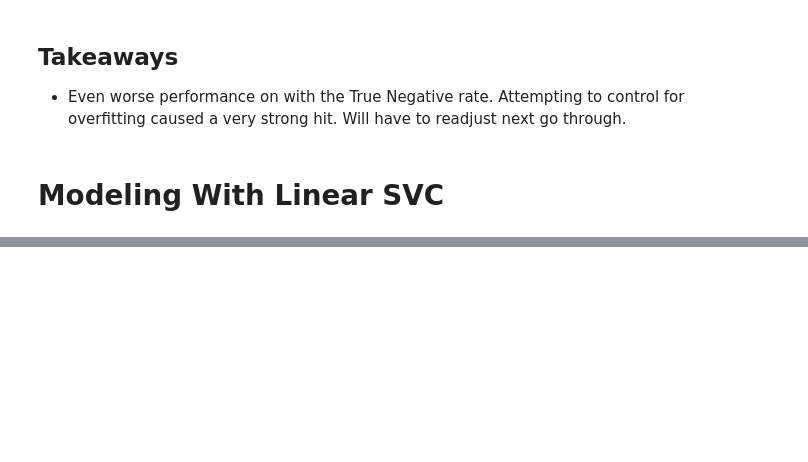
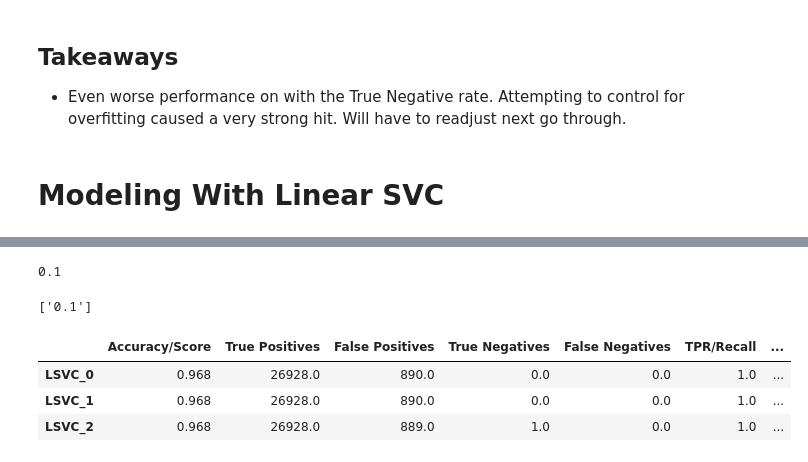
Before and after one commit to joshua-shorterivey/oct_2022_unemployment_project, a Jupyter notebook: model.ipynb, the cells around one changed output, grey strips where cells are left out. Cells and saved outputs as stored; diff of their text form; code cells hidden in the pictures; blank space fills up the shorter version.

Commit message:
amended models and wrangles. starting 3rd and final pass of this iteration

```diff
--- a/model.ipynb
+++ b/model.ipynb
@@ -507,0 +599,6 @@ test_chart
+# %%
+lsvc_chart = model.create_comp_chart()
+# %%
+lsvc_descriptions = model.create_description_chart(y_train)
+# %%
+lsvc_descriptions, lsvc_chart =  model_lsvc(feat_set, lsvc_descriptions, lsvc_chart, subsets)
@@ -507,0 +613,4 @@ test_chart
+# %%
+float(lsvc_descriptions.Parameters[1].replace('C: ',''))
+# %% [output]
+0.1
@@ -507,0 +619,11 @@ test_chart
+# %%
+re.findall(r'\d.\d', pesty)
+# %% [output]
+['0.1']
+# %%
+lsvc_chart.T
+# %% [output]
+|  | Accuracy/Score | True Positives | False Positives | True Negatives | False Negatives | TPR/Recall | ... |
+| LSVC_0 | 0.968 | 26928.0 | 890.0 | 0.0 | 0.0 | 1.0 | ... |
+| LSVC_1 | 0.968 | 26928.0 | 890.0 | 0.0 | 0.0 | 1.0 | ... |
+| LSVC_2 | 0.968 | 26928.0 | 889.0 | 1.0 | 0.0 | 1.0 | ... |
```
Also changed, not shown: parts of 38 cells of this notebook, 3 other files.
